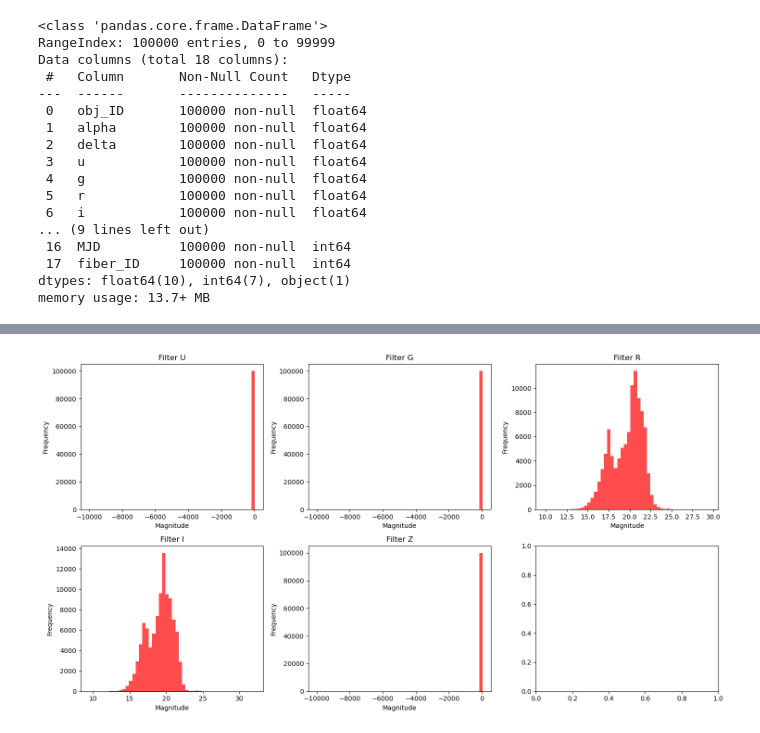
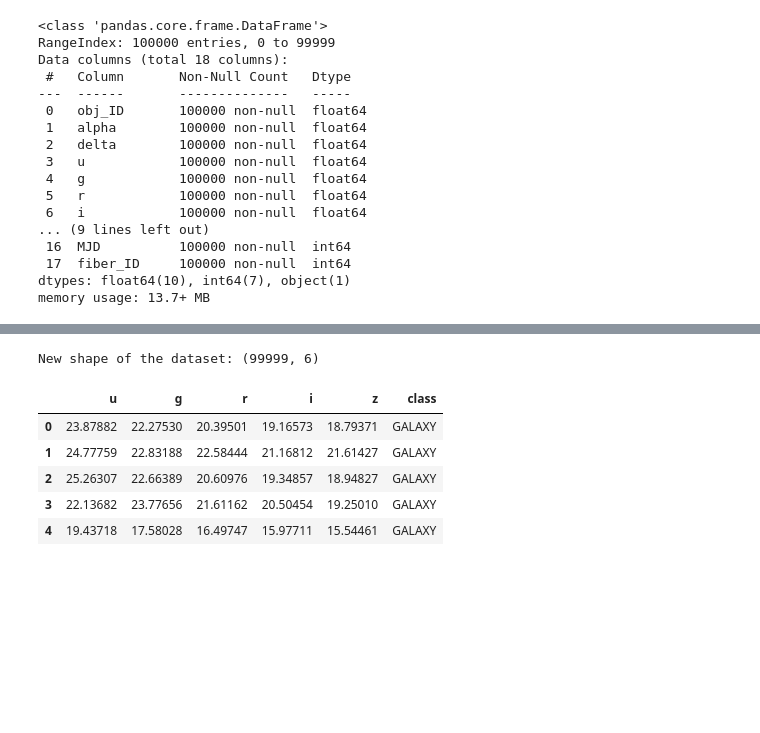
Before and after one commit to l-velazquez/Final_ML_project, a Jupyter notebook: Astro_ML.ipynb, the cells around one changed output, grey strips where cells are left out. Cells and saved outputs as stored; diff of their text form; code cells hidden in the pictures; blank space fills up the shorter version.

```diff
--- a/Astro_ML.ipynb
+++ b/Astro_ML.ipynb
@@ -78,21 +78,3 @@ df.describe()
 | 50% | 1.237663e+18 | 180.900700 | 23.645922 | 22.179135 | 21.099835 | 20.125290 | 19.405145 | 19.004595 | 4188.000000 | 301.0 | 4.000000 | ... |
 | 75% | 1.237668e+18 | 233.895005 | 39.901550 | 23.687440 | 22.123767 | 21.044785 | 20.396495 | 19.921120 | 5326.000000 | 301.0 | 5.000000 | ... |
 | max | 1.237681e+18 | 359.999810 | 83.000519 | 32.781390 | 31.602240 | 29.571860 | 32.141470 | 29.383740 | 8162.000000 | 301.0 | 6.000000 | ... |
-# %%
-fig, axs = plt.subplots(2, 3, figsize=(15, 8))
-
-# List of photometric filters
-filters = ['u', 'g', 'r', 'i', 'z']
-
-for i, f in enumerate(filters):
-    ax = axs[i//3, i%3] if i < 5 else axs.flatten()[i]  # Adjust for the number of subplots
-    ax.hist(df[f], bins=50, color='red', alpha=0.7)
-    ax.set_title(f'Filter {f.upper()}')
-    ax.set_xlabel('Magnitude')
-    ax.set_ylabel('Frequency')
-
-# Adjust layout to prevent overlap
-plt.tight_layout()
-plt.show()
-# %% [output]
-[figure, removed]
@@ -98,0 +84,19 @@ plt.show()
+# %%
+# Filter out rows where any of the spectral features have a value of -9999
+spectral_features = spectral_features[(spectral_features['u'] != -9999) &
+                             (spectral_features['g'] != -9999) &
+                             (spectral_features['r'] != -9999) &
+                             (spectral_features['i'] != -9999) &
+                             (spectral_features['z'] != -9999)]
+
+# Display the new shape of the data and a few rows to confirm cleaning
+print("New shape of the dataset:", spectral_features.shape)
+spectral_features.head()
+# %% [output]
+New shape of the dataset: (99999, 6)
+|  | u | g | r | i | z | class |
+| 0 | 23.87882 | 22.27530 | 20.39501 | 19.16573 | 18.79371 | GALAXY |
+| 1 | 24.77759 | 22.83188 | 22.58444 | 21.16812 | 21.61427 | GALAXY |
+| 2 | 25.26307 | 22.66389 | 20.60976 | 19.34857 | 18.94827 | GALAXY |
+| 3 | 22.13682 | 23.77656 | 21.61162 | 20.50454 | 19.25010 | GALAXY |
+| 4 | 19.43718 | 17.58028 | 16.49747 | 15.97711 | 15.54461 | GALAXY |
```
Also changed, not shown: parts of 7 cells of this notebook.
